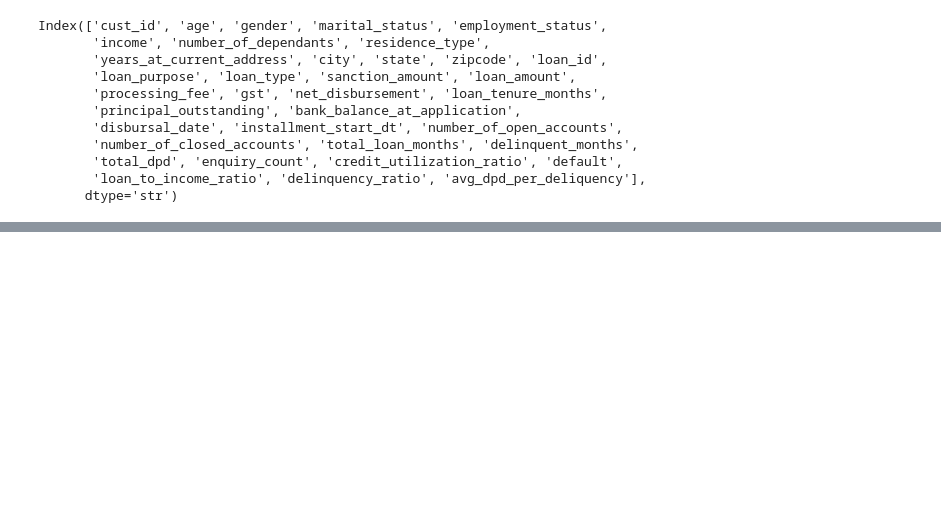
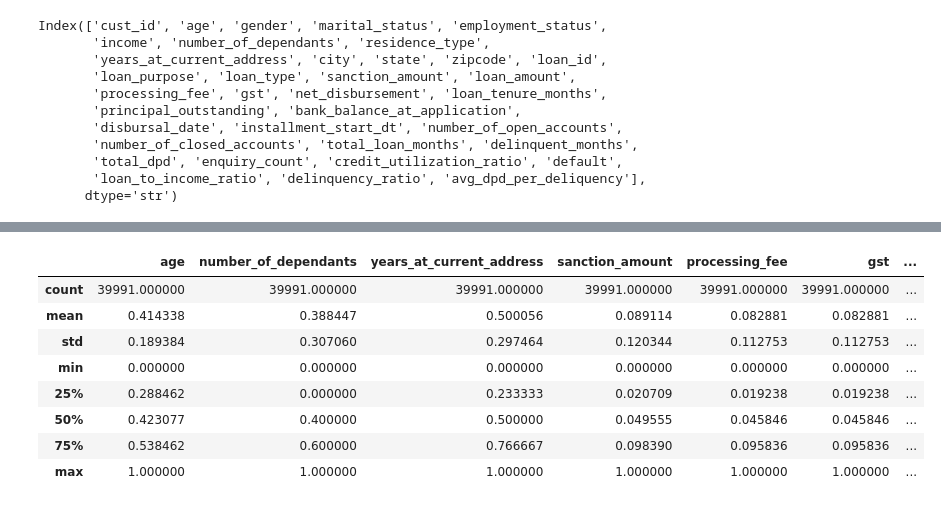
Before and after one commit to ittihadur/ML-Classification-Project, a Jupyter notebook: credit_risk_model.ipynb, the cells around one changed output, grey strips where cells are left out. Cells and saved outputs as stored; diff of their text form; code cells hidden in the pictures; blank space fills up the shorter version.

Commit message:
Scaled the columns in train and test

```diff
--- a/credit_risk_model.ipynb
+++ b/credit_risk_model.ipynb
@@ -489,3 +489,7 @@ Index(['cust_id', 'age', 'gender', 'marital_status', 'employment_status',
 # %%
 df_train_2 = df_train_1.drop(['cust_id', 'loan_id'], axis='columns')
 df_test = df_test.drop(['cust_id', 'loan_id'], axis='columns')
+# %%
+df_train_3 = df_train_2.drop(['disbursal_date', 'installment_start_dt', 'income', 'loan_amount', 'total_loan_months', 'delinquent_months', 'total_dpd'], axis='columns')
+#df_test = df_test.drop(['disbursal_date', 'installment_start_dt', 'income', 'loan_amount', 'total_loan_months', 'delinquent_months', 'total_dpd'], axis='columns')
+df_train_3.columns
@@ -491,0 +538,19 @@ df_test = df_test.drop(['cust_id', 'loan_id'], axis='columns')
+# %%
+X_train = df_train_3.drop(['default','zipcode'], axis=1)
+y_train = df_train_3['default']
+# %%
+from sklearn.preprocessing import MinMaxScaler
+scaler = MinMaxScaler()
+columns_to_scale = X_train.select_dtypes(['int64', 'float64']).columns
+X_train[columns_to_scale] = scaler.fit_transform(X_train[columns_to_scale])
+X_train.describe()
+# %% [output]
+|  | age | number_of_dependants | years_at_current_address | sanction_amount | processing_fee | gst | ... |
+| count | 39991.000000 | 39991.000000 | 39991.000000 | 39991.000000 | 39991.000000 | 39991.000000 | ... |
+| mean | 0.414338 | 0.388447 | 0.500056 | 0.089114 | 0.082881 | 0.082881 | ... |
+| std | 0.189384 | 0.307060 | 0.297464 | 0.120344 | 0.112753 | 0.112753 | ... |
+| min | 0.000000 | 0.000000 | 0.000000 | 0.000000 | 0.000000 | 0.000000 | ... |
+| 25% | 0.288462 | 0.000000 | 0.233333 | 0.020709 | 0.019238 | 0.019238 | ... |
+| 50% | 0.423077 | 0.400000 | 0.500000 | 0.049555 | 0.045846 | 0.045846 | ... |
+| 75% | 0.538462 | 0.600000 | 0.766667 | 0.098390 | 0.095836 | 0.095836 | ... |
+| max | 1.000000 | 1.000000 | 1.000000 | 1.000000 | 1.000000 | 1.000000 | ... |
```
Also changed, not shown: parts of 4 cells of this notebook.
